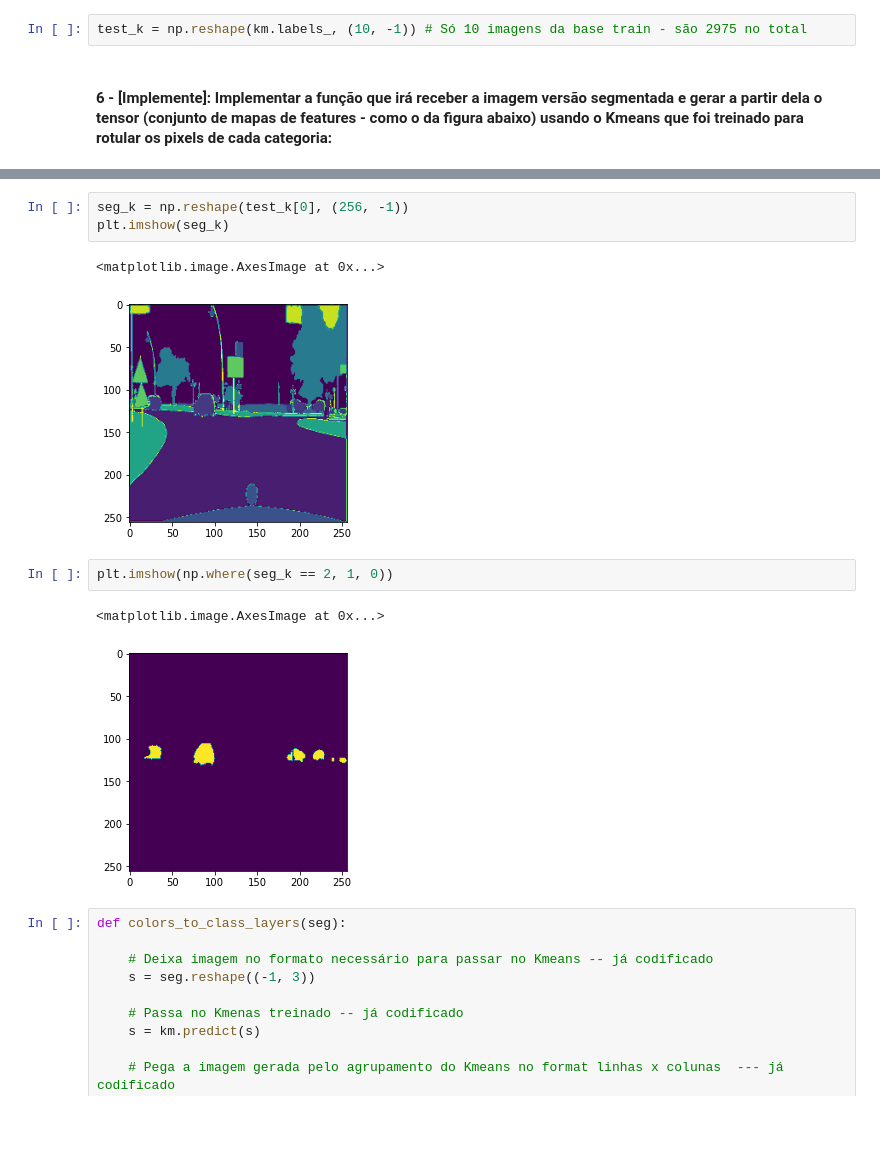
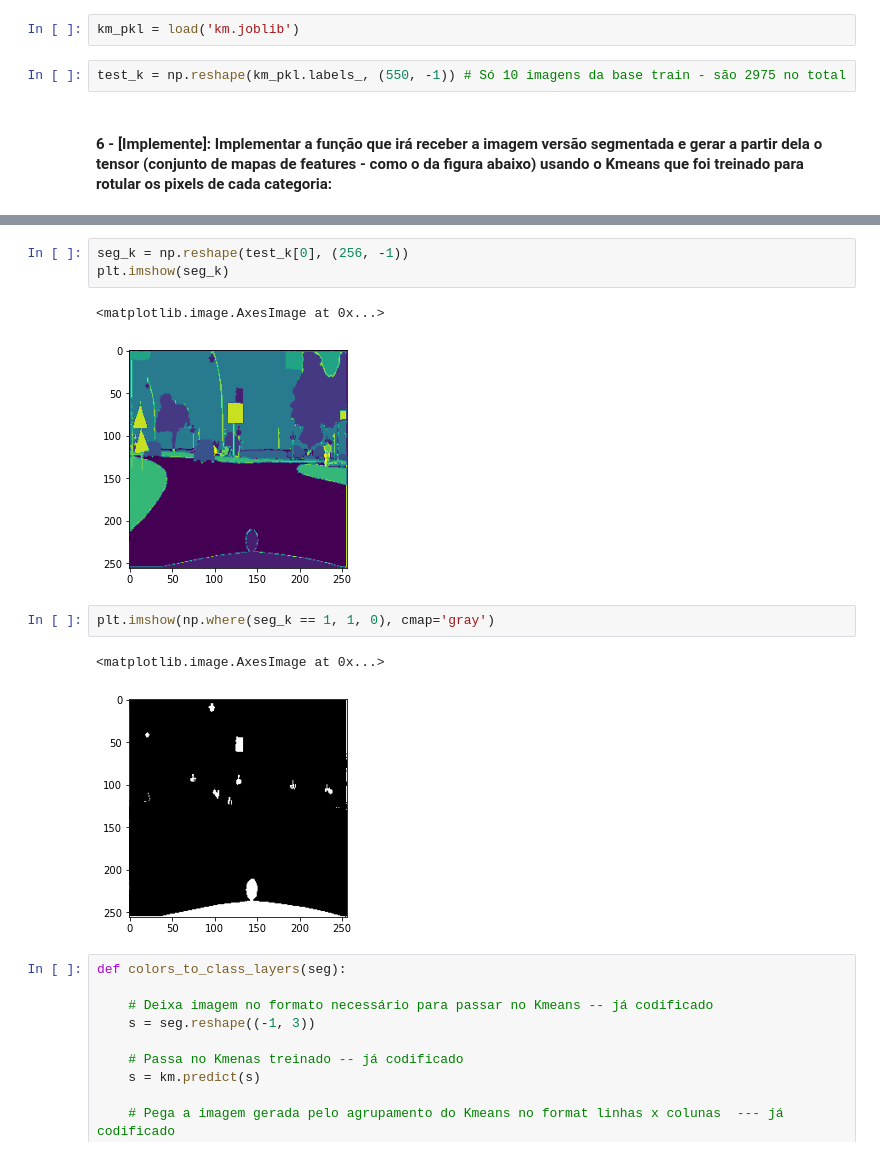
Before and after one commit to omboido/SemanticSegmentation, a Jupyter notebook: Atividade_3.ipynb, the cells around one changed output, grey strips where cells are left out. Cells and saved outputs as stored; diff of their text form; blank space fills up the shorter version.

```diff
--- a/Atividade_3.ipynb
+++ b/Atividade_3.ipynb
@@ -139,5 +159,7 @@ km = KMeans(K).fit(rgb_arr)
+# %%
+km_pkl = load('km.joblib')
 # %%
-test_k = np.reshape(km.labels_, (10, -1)) # Só 10 imagens da base train - são 2975 no total
+test_k = np.reshape(km_pkl.labels_, (550, -1)) # Só 10 imagens da base train - são 2975 no total
 # %% [markdown]
 ####  6 - [Implemente]: Implementar a função que irá receber a imagem versão segmentada e gerar a partir dela o tensor (conjunto de mapas de features -  como o da figura abaixo) usando o Kmeans que foi treinado para rotular os pixels de cada categoria:
 # %% [markdown]
@@ -147,12 +169,12 @@ seg_k = np.reshape(test_k[0], (256, -1))
 plt.imshow(seg_k)
 # %% [output]
 <matplotlib.image.AxesImage at 0x...>
-[figure, old version]
+[figure, new version]
 # %%
-plt.imshow(np.where(seg_k == 2, 1, 0))
+plt.imshow(np.where(seg_k == 1, 1, 0), cmap='gray')
 # %% [output]
 <matplotlib.image.AxesImage at 0x...>
-[figure, old version]
+[figure, new version]
 # %%
 def colors_to_class_layers(seg):
 
```
Also changed, not shown: parts of 14 cells of this notebook.
